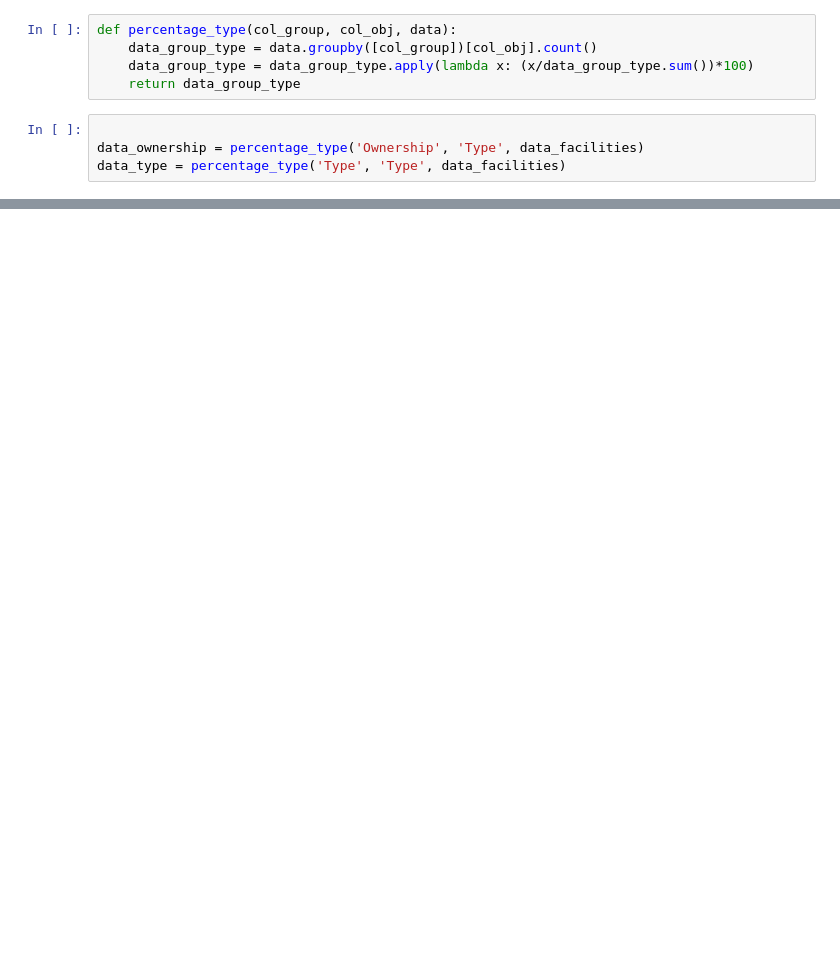
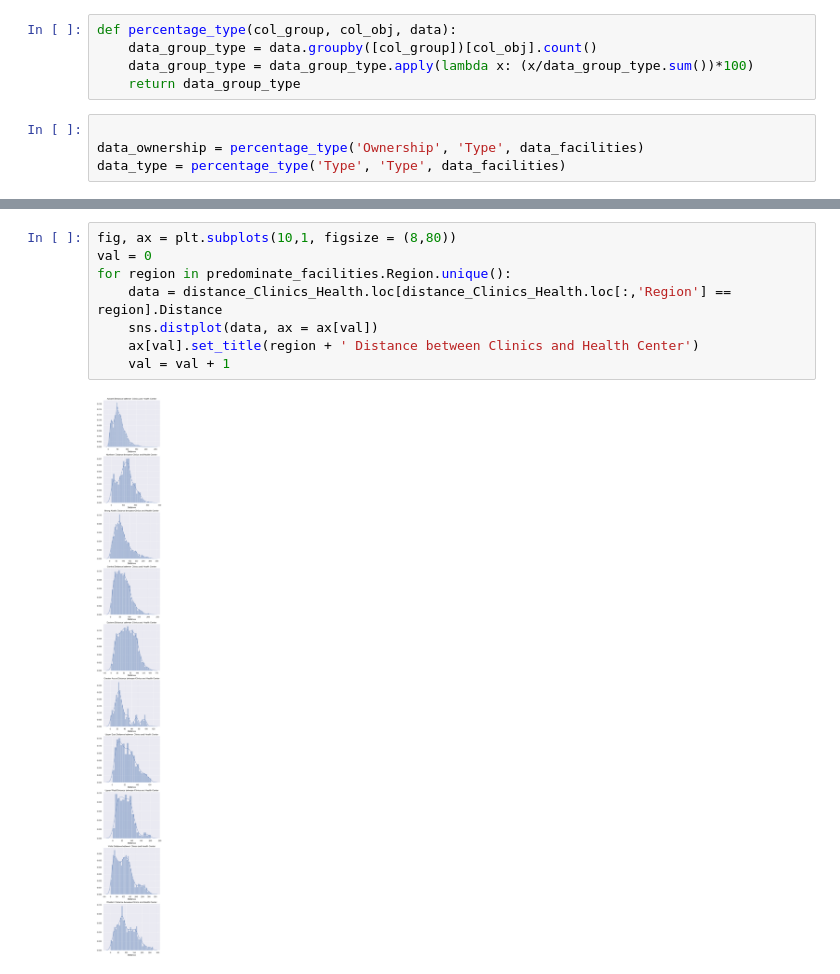
Before and after one commit to AndresRubianoM/Ghana_HealthFacilities, a Jupyter notebook: HealthFacilities.ipynb, the cells around one changed output, grey strips where cells are left out. Drawn from its saved outputs; the diff is of its cells as text; blank space fills up the shorter version.

```diff
--- a/HealthFacilities.ipynb
+++ b/HealthFacilities.ipynb
@@ -343,0 +419,10 @@ ax[1].tick_params(labelrotation=90)
+# %%
+fig, ax = plt.subplots(10,1, figsize = (8,80))
+val = 0
+for region in predominate_facilities.Region.unique():
+    data = distance_Clinics_Health.loc[distance_Clinics_Health.loc[:,'Region'] == region].Distance
+    sns.distplot(data, ax = ax[val])
+    ax[val].set_title(region + ' Distance between Clinics and Health Center')
+    val = val + 1
+# %% [output]
+[figure, added]
```
Also changed, not shown: parts of 41 cells of this notebook.
